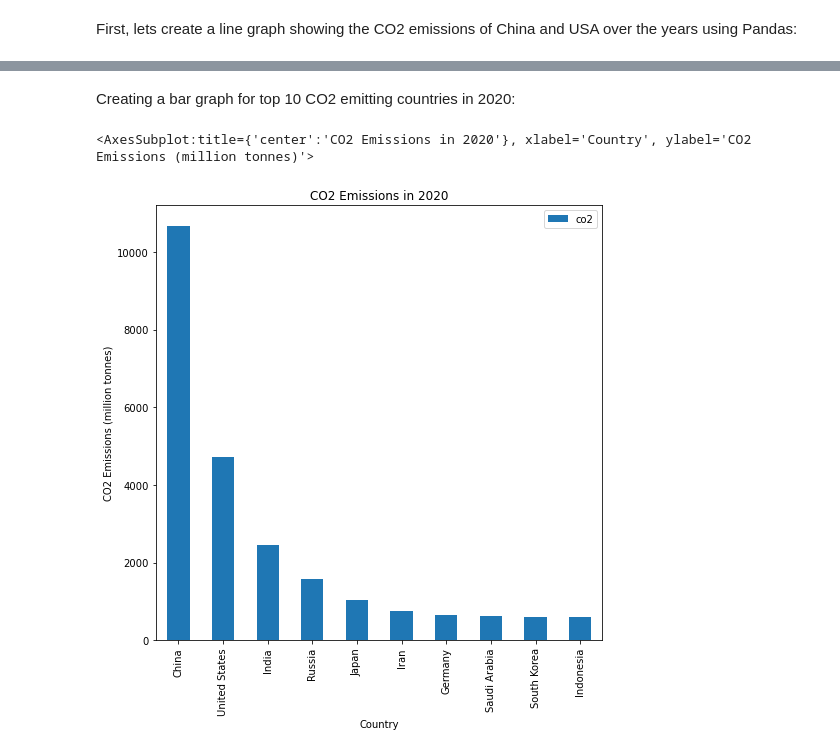
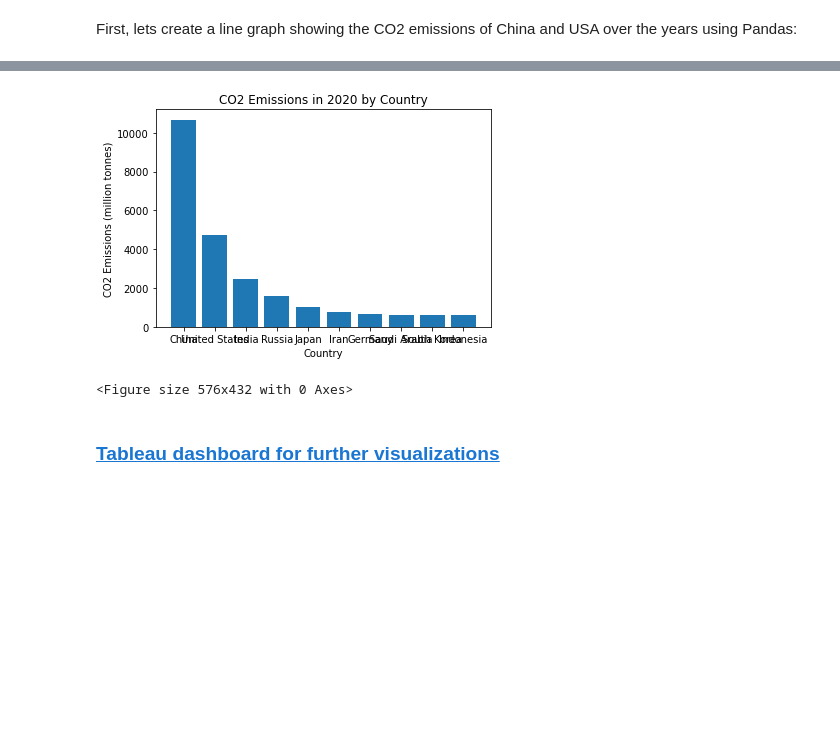
Before and after one commit to seanjkk/co2-emissions-project, a Jupyter notebook: analysis.ipynb, the cells around one changed output, grey strips where cells are left out. Cells and saved outputs as stored; diff of their text form; code cells hidden in the pictures; blank space fills up the shorter version.

```diff
--- a/analysis.ipynb
+++ b/analysis.ipynb
@@ -306,23 +284,28 @@ df_2020_pie.plot.pie(y='co2', ylabel = 'CO2 Emissions (million tonnes)', autopct
-# %% [markdown]
-Creating a bar graph for top 10 CO2 emitting countries in 2020:
 # %%
 # Creating new data frame for the top 10 CO2 emitting countries
 df_top10_2020 = df[df.year == 2020].sort_values(by='co2', ascending = False).head(10)
 
 # New list containing just the CO2 values
 top10_2020 = df_top10_2020['co2'].values.tolist()
 
 # New list containing the country strings
 top10_2020_countries = df_top10_2020['country'].values.tolist()
 
 # Creating a new data frame with the CO2 values and an index containing the corresponding countries
-df_2020_bar = pd.DataFrame(
+df_2020 = pd.DataFrame(
     {'co2': top10_2020,
     'country': top10_2020_countries}
 )
 
 # Plotting the graph
-df_2020_bar.plot.bar(x = 'country', y='co2', xlabel = 'Country', ylabel = 'CO2 Emissions (million tonnes)', figsize = (8, 8), title = 'CO2 Emissions in 2020')
+plt.bar(df_2020['country'], df_2020['co2'])
+plt.xlabel('Country')
+plt.ylabel('CO2 Emissions (million tonnes)')
+plt.title('CO2 Emissions in 2020 by Country')
+plt.figure(figsize=(8, 6))
+plt.show()
 # %% [output]
+[figure, new version]
-<AxesSubplot:title={'center':'CO2 Emissions in 2020'}, xlabel='Country', ylabel='CO2 Emissions (million tonnes)'>
+<Figure size 576x432 with 0 Axes>
-[figure, old version]
+# %% [markdown]
+### [Tableau dashboard for further visualizations]((https://public.tableau.com/views/OWIDco2data/Sheet1?:language=en-US&:display_count=n&:origin=viz_share_link))
```
Also changed, not shown: parts of 9 cells of this notebook, 1 other file.
